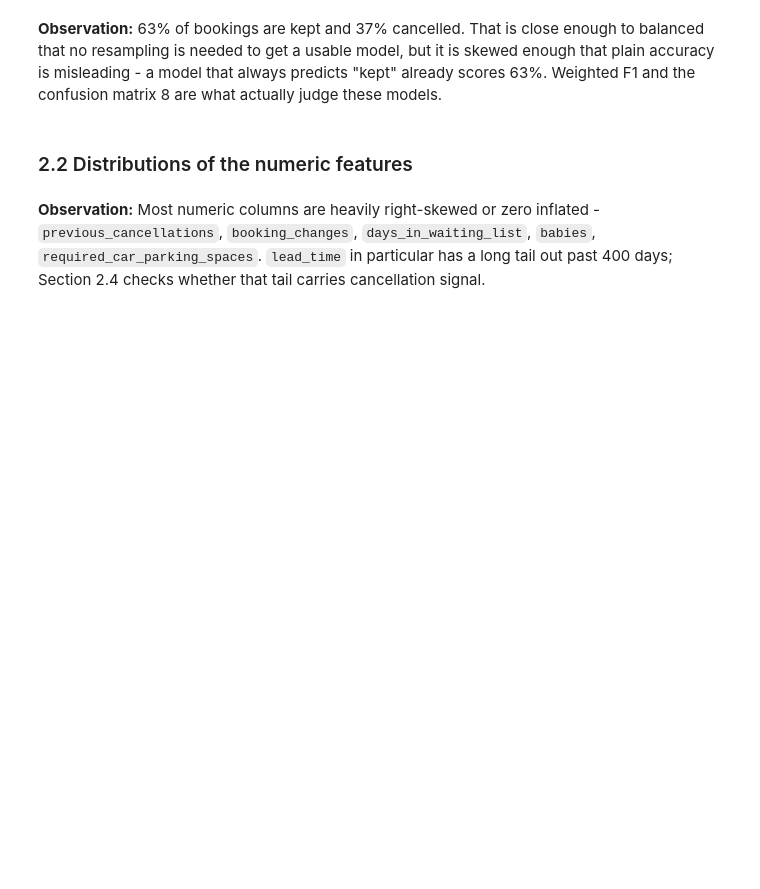
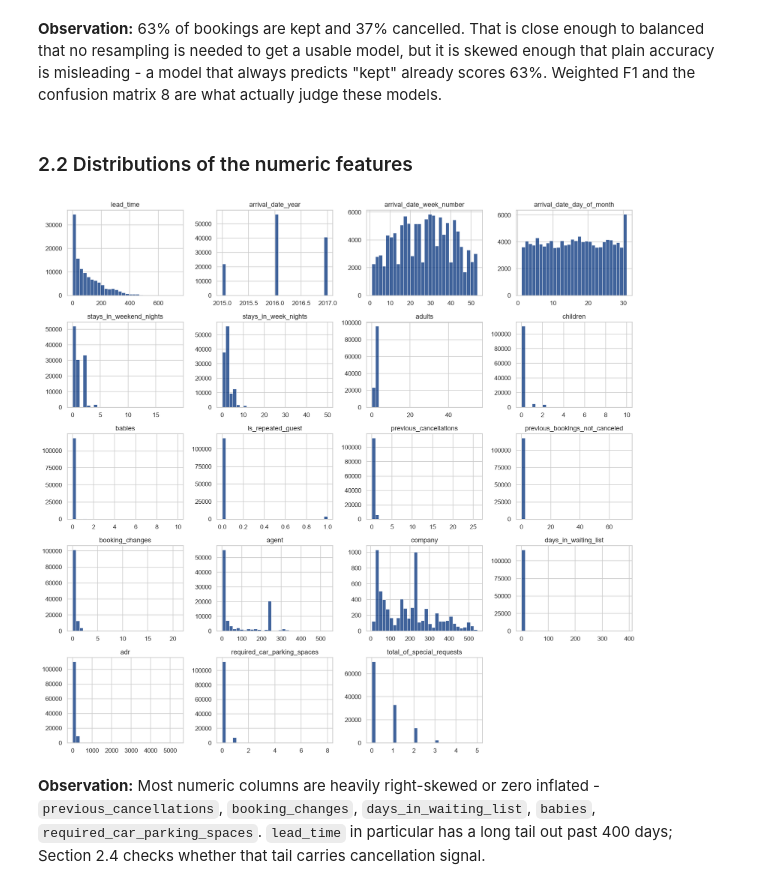
Before and after one commit to AnanyaBottu/ml-capstone, a Jupyter notebook: notebooks/classification.ipynb, the cells around one changed output. Saved outputs shown, nothing was run; the diff lists cells and outputs as text; code cells hidden in the pictures; blank space fills up the shorter version.

```diff
--- a/notebooks/classification.ipynb
+++ b/notebooks/classification.ipynb
@@ -101,13 +136,15 @@ models.
 # %%
 numeric_raw = df_raw.select_dtypes("number").columns.drop(["is_canceled"])
 fig, axes = plt.subplots(5, 4, figsize=(15, 14))
 for ax, col in zip(axes.ravel(), numeric_raw):
-    sns.histplot(df_raw[col], bins=30, ax=ax, color="#4C72B0")
+    sns.histplot(df_raw[col], bins=30, ax=ax, color="#002F7A")
     ax.set(title=col, xlabel="", ylabel="")
 for ax in axes.ravel()[len(numeric_raw):]:
     ax.set_visible(False)
 plt.tight_layout()
 plt.show()
+# %% [output]
+[figure, added]
 # %% [markdown]
 **Observation:** Most numeric columns are heavily right-skewed or zero
 inflated - `previous_cancellations`, `booking_changes`,
```
Also changed, not shown: parts of 35 cells of this notebook.
